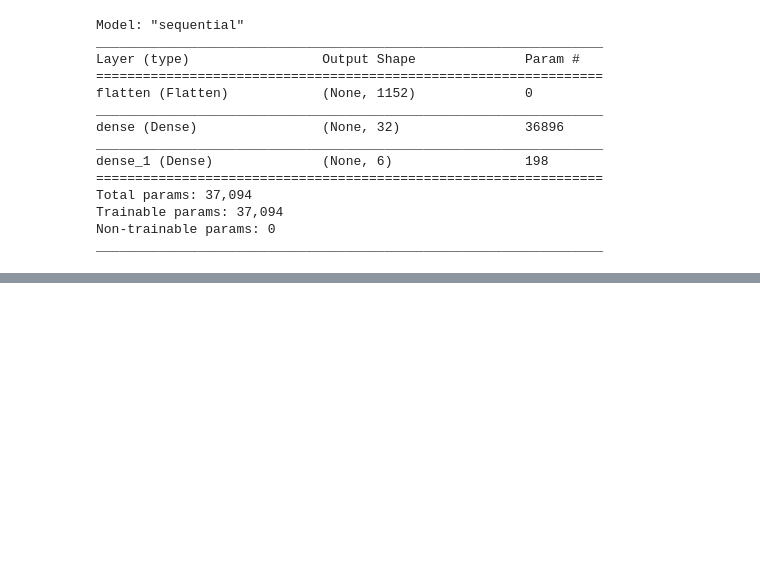
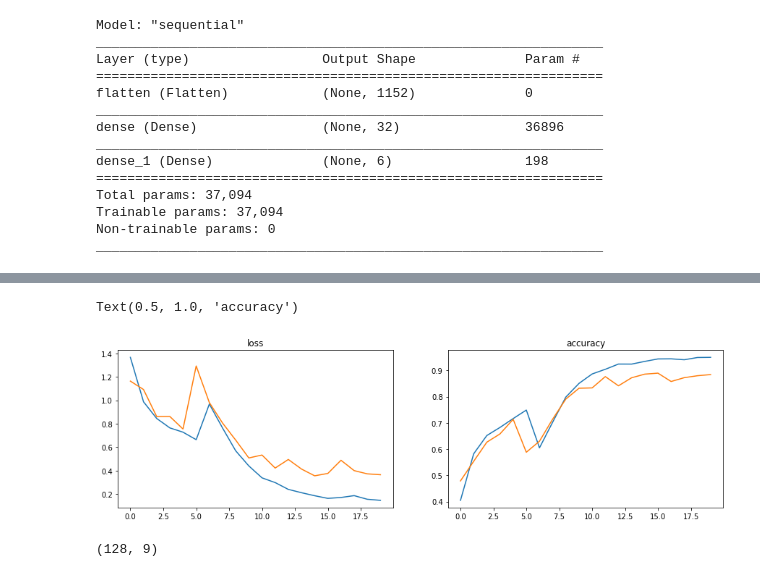
Before and after one commit to sherna90/inteligencia_artificial, a Jupyter notebook: 9.-rnn_har.ipynb, the cells around one changed output, grey strips where cells are left out. Saved outputs shown, nothing was run; the diff lists cells and outputs as text; code cells hidden in the pictures; blank space fills up the shorter version.

```diff
--- a/9.-rnn_har.ipynb
+++ b/9.-rnn_har.ipynb
@@ -231,0 +252,14 @@ Epoch 100/100
+# %%
+from tensorflow.keras.layers import LSTM,Conv1D
+
+lstm_model = keras.models.Sequential([
+    LSTM(32,input_shape=X_train.shape[1:],unroll=True),
+    Dense(6,activation="softmax")
+])
+
+optimizer = keras.optimizers.Adam(learning_rate=0.01)
+lstm_model.compile(loss='categorical_crossentropy',
+              optimizer=optimizer,
+              metrics=['accuracy'])
+history = lstm_model.fit(X_train, y_train_onehot,batch_size=512,epochs=20, verbose=1,validation_data=(X_test, y_test_onehot))
+score = lstm_model.evaluate(X_test, y_test_onehot, verbose=0)
@@ -231,0 +284,17 @@ Epoch 100/100
+# %%
+plt.figure(figsize=(15,4))
+plt.subplot(1, 2, 1)
+plt.plot(history.history['loss'])
+plt.plot(history.history['val_loss'])
+plt.title('loss')
+plt.subplot(1, 2, 2)
+plt.plot(history.history['accuracy'])
+plt.plot(history.history['val_accuracy'])
+plt.title('accuracy')
+# %% [output]
+Text(0.5, 1.0, 'accuracy')
+[figure, added]
+# %%
+X_train.shape[1:]
+# %% [output]
+(128, 9)
```
Also changed, not shown: parts of 11 cells of this notebook, 2 other files.
